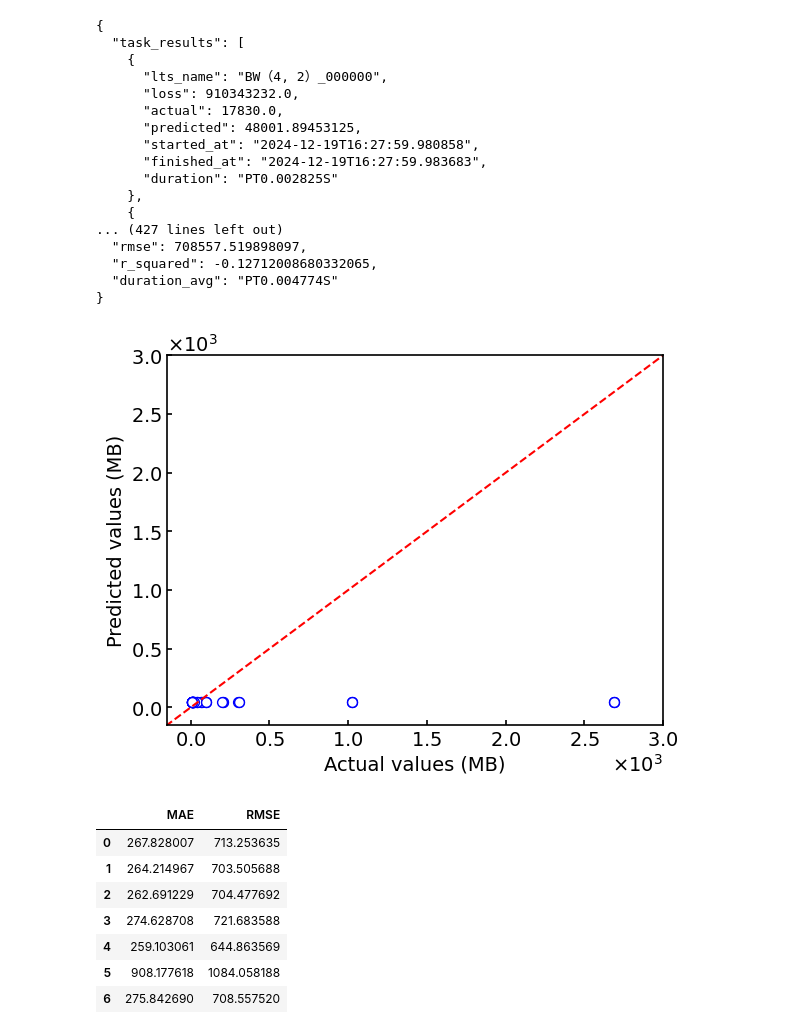
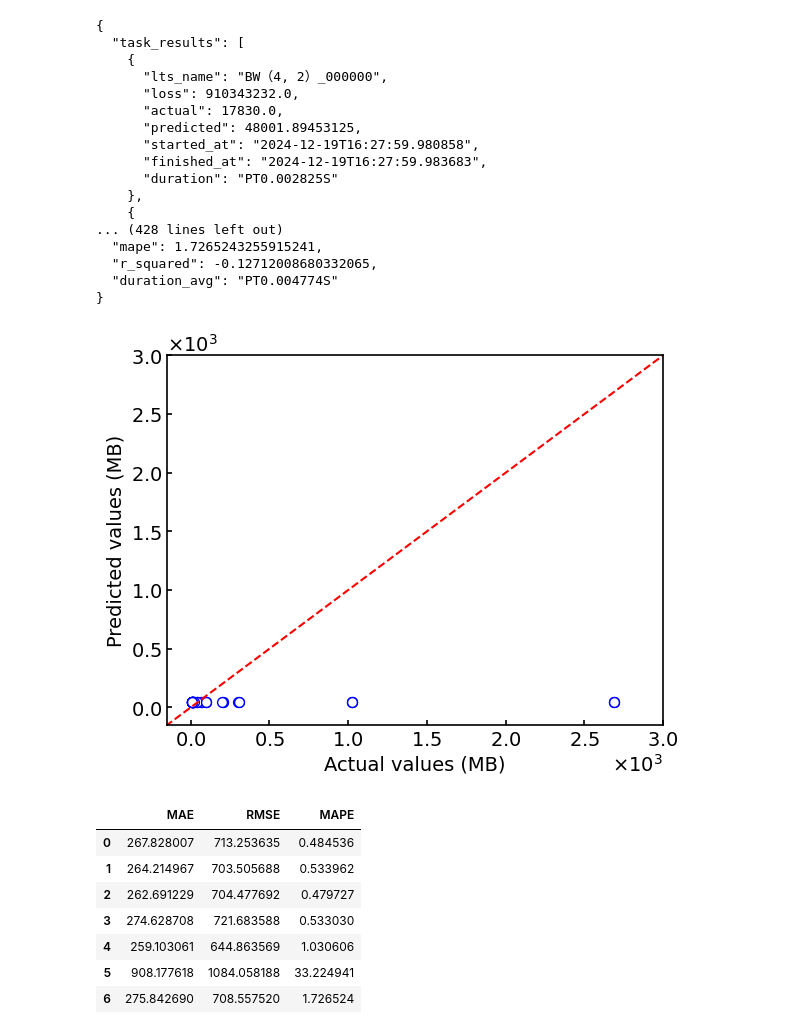
Before and after one commit to ITK13201/ml-dcs, a Jupyter notebook: ml-dcs/notebooks/evaluation_20241220/results/unknown_scenarios/memory-usage_BW.ipynb, the cells around one changed output. Cells and saved outputs as stored; diff of their text form; code cells hidden in the pictures.

```diff
--- a/ml-dcs/notebooks/evaluation_20241220/results/unknown_scenarios/memory-usage_BW.ipynb
+++ b/ml-dcs/notebooks/evaluation_20241220/results/unknown_scenarios/memory-usage_BW.ipynb
@@ -165,6 +171,7 @@ util.show()
 
 results_mae.append(data_model.result_at_best_accuracy.mae)
 results_rmse.append(data_model.result_at_best_accuracy.rmse)
+results_mape.append(data_model.result_at_best_accuracy.mape)
 # %% [output]
 {
   "algorithm": "Logistic Regression",
@@ -208,6 +215,7 @@ util.show()
 
 results_mae.append(data_model.mae)
 results_rmse.append(data_model.rmse)
+results_mape.append(data_model.mape)
 # %% [output]
 {
   "task_results": [
@@ -251,6 +259,7 @@ util.show()
 
 results_mae.append(data_model.mae)
 results_rmse.append(data_model.rmse)
+results_mape.append(data_model.mape)
 # %% [output]
 {
   "task_results": [
@@ -294,6 +303,7 @@ util.show()
 
 results_mae.append(data_model.mae)
 results_rmse.append(data_model.rmse)
+results_mape.append(data_model.mape)
 # %% [output]
 {
   "task_results": [
@@ -307,8 +317,8 @@ results_rmse.append(data_model.rmse)
       "duration": "PT0.002825S"
     },
     {
-... (427 lines left out)
-  "rmse": 708557.519898097,
+... (428 lines left out)
+  "mape": 1.7265243255915241,
   "r_squared": -0.12712008680332065,
   "duration_avg": "PT0.004774S"
 }
@@ -316,17 +326,18 @@ results_rmse.append(data_model.rmse)
 # %%
 # FOR TABLE
 import pandas as pd
 
 pd.DataFrame({
     "MAE": [v/1000 for v in results_mae],
-    "RMSE": [v/1000 for v in results_rmse]
+    "RMSE": [v/1000 for v in results_rmse],
+    "MAPE": results_mape
 })
 # %% [output]
-|  | MAE | RMSE |
-| 0 | 267.828007 | 713.253635 |
-| 1 | 264.214967 | 703.505688 |
-| 2 | 262.691229 | 704.477692 |
-| 3 | 274.628708 | 721.683588 |
-| 4 | 259.103061 | 644.863569 |
-| 5 | 908.177618 | 1084.058188 |
-| 6 | 275.842690 | 708.557520 |
+|  | MAE | RMSE | MAPE |
+| 0 | 267.828007 | 713.253635 | 0.484536 |
+| 1 | 264.214967 | 703.505688 | 0.533962 |
+| 2 | 262.691229 | 704.477692 | 0.479727 |
+| 3 | 274.628708 | 721.683588 | 0.533030 |
+| 4 | 259.103061 | 644.863569 | 1.030606 |
+| 5 | 908.177618 | 1084.058188 | 33.224941 |
+| 6 | 275.842690 | 708.557520 | 1.726524 |
```
Also changed, not shown: parts of 7 cells of this notebook, 19 other files.
